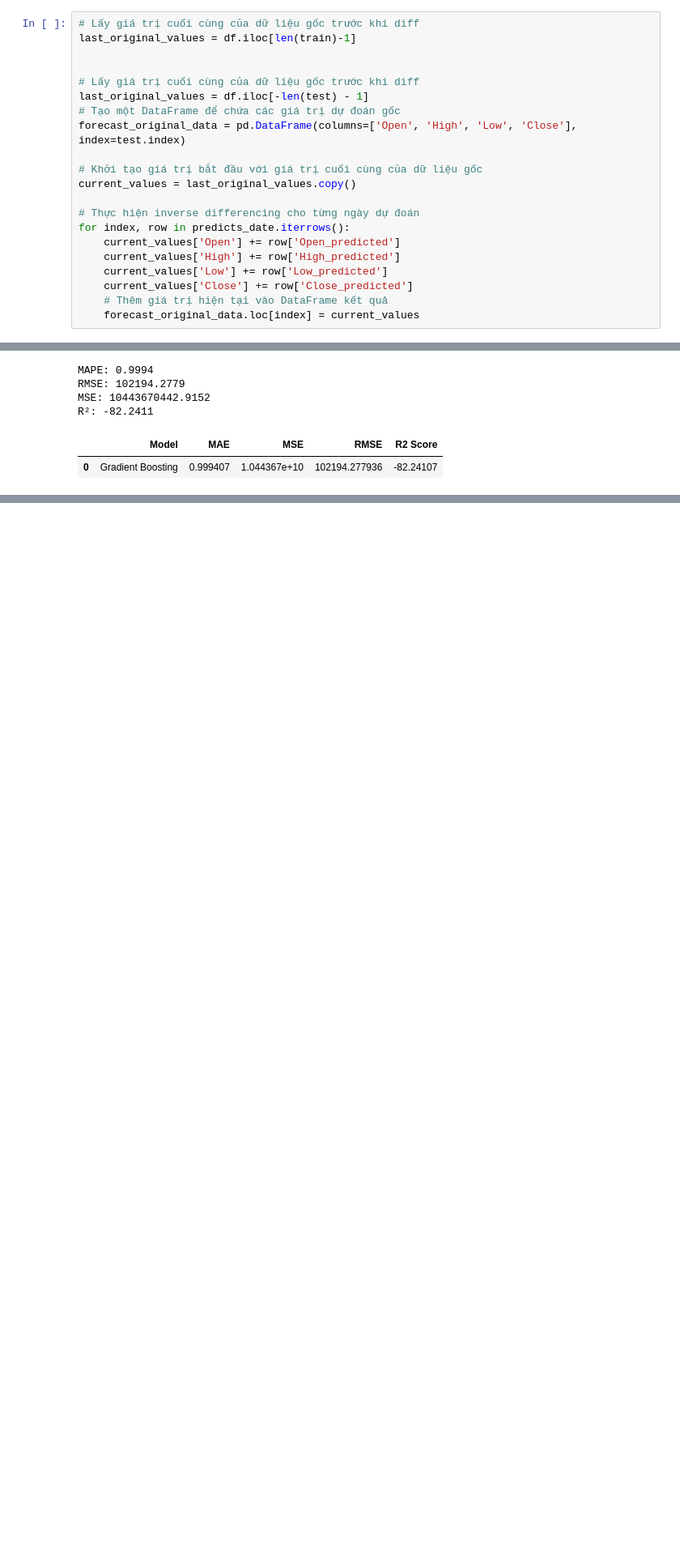
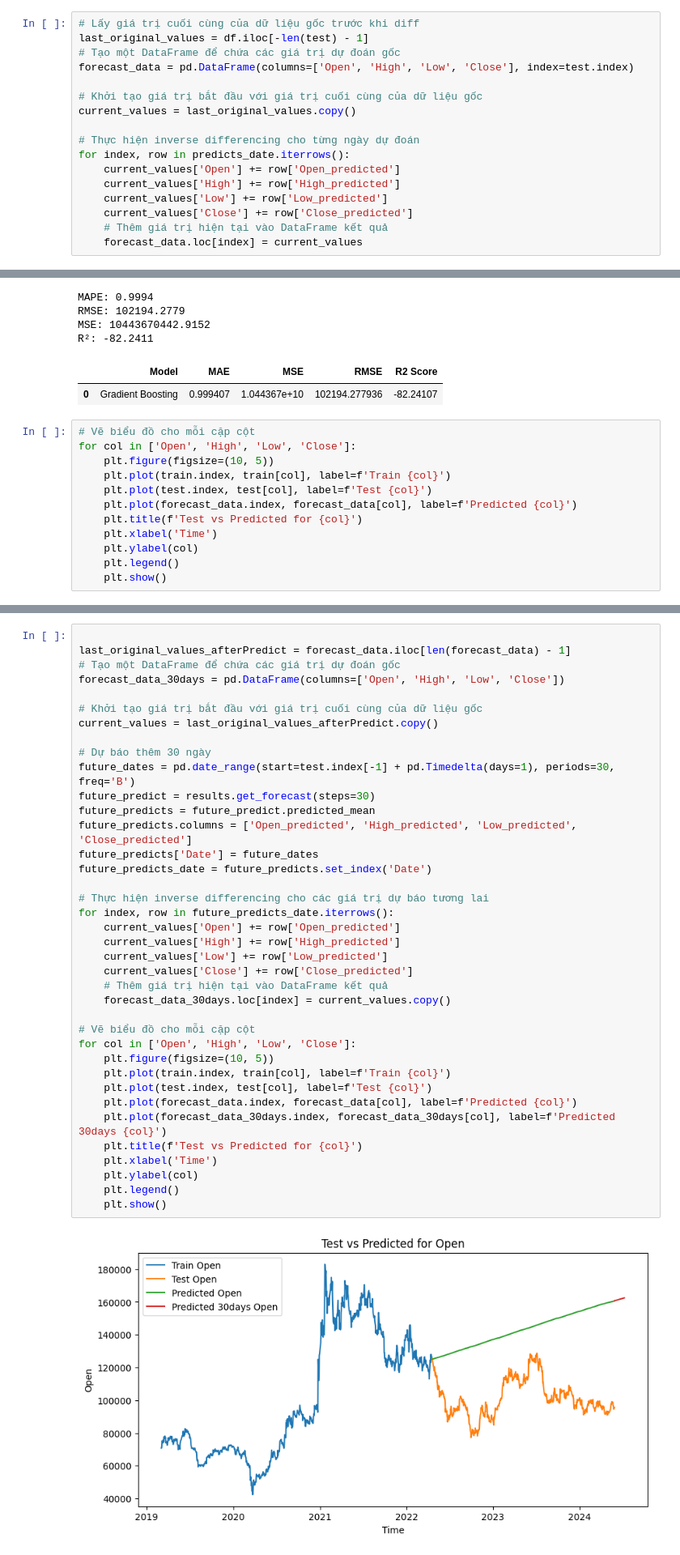
Before and after one commit to tuandungsonhoapy/IS403_O21_19_BACKUP, a Jupyter notebook: model/VARMA_LG_6_4.ipynb, the cells around one changed output, grey strips where cells are left out. Shown at 81% size. Drawn from its saved outputs; the diff is of its cells as text; blank space fills up the shorter version.

```diff
--- a/model/VARMA_LG_6_4.ipynb
+++ b/model/VARMA_LG_6_4.ipynb
@@ -203,14 +203,10 @@ predicts_date
 | 2024-05-27 | 59.036110 | 60.020249 | 60.030613 | 58.361983 |
 603 rows × 4 columns
 # %%
-# Lấy giá trị cuối cùng của dữ liệu gốc trước khi diff
-last_original_values = df.iloc[len(train)-1]
-
-
 # Lấy giá trị cuối cùng của dữ liệu gốc trước khi diff
 last_original_values = df.iloc[-len(test) - 1]
 # Tạo một DataFrame để chứa các giá trị dự đoán gốc
-forecast_original_data = pd.DataFrame(columns=['Open', 'High', 'Low', 'Close'], index=test.index)
+forecast_data = pd.DataFrame(columns=['Open', 'High', 'Low', 'Close'], index=test.index)
 
 # Khởi tạo giá trị bắt đầu với giá trị cuối cùng của dữ liệu gốc
 current_values = last_original_values.copy()
@@ -222,4 +218,4 @@ for index, row in predicts_date.iterrows():
     current_values['Low'] += row['Low_predicted']
     current_values['Close'] += row['Close_predicted']
     # Thêm giá trị hiện tại vào DataFrame kết quả
-    forecast_original_data.loc[index] = current_values
+    forecast_data.loc[index] = current_values
@@ -264,3 +243,15 @@ MSE: 10443670442.9152
 R²: -82.2411
 |  | Model | MAE | MSE | RMSE | R2 Score |
 | 0 | Gradient Boosting | 0.999407 | 1.044367e+10 | 102194.277936 | -82.24107 |
+# %%
+# Vẽ biểu đồ cho mỗi cặp cột
+for col in ['Open', 'High', 'Low', 'Close']:
+    plt.figure(figsize=(10, 5))
+    plt.plot(train.index, train[col], label=f'Train {col}')
+    plt.plot(test.index, test[col], label=f'Test {col}')
+    plt.plot(forecast_data.index, forecast_data[col], label=f'Predicted {col}')
+    plt.title(f'Test vs Predicted for {col}')
+    plt.xlabel('Time')
+    plt.ylabel(col)
+    plt.legend()
+    plt.show()
@@ -266,0 +263,40 @@ R²: -82.2411
+# %%
+
+last_original_values_afterPredict = forecast_data.iloc[len(forecast_data) - 1]
+# Tạo một DataFrame để chứa các giá trị dự đoán gốc
+forecast_data_30days = pd.DataFrame(columns=['Open', 'High', 'Low', 'Close'])
+
+# Khởi tạo giá trị bắt đầu với giá trị cuối cùng của dữ liệu gốc
+current_values = last_original_values_afterPredict.copy()
+
+# Dự báo thêm 30 ngày
+future_dates = pd.date_range(start=test.index[-1] + pd.Timedelta(days=1), periods=30, freq='B')
+future_predict = results.get_forecast(steps=30)
+future_predicts = future_predict.predicted_mean
+future_predicts.columns = ['Open_predicted', 'High_predicted', 'Low_predicted', 'Close_predicted']
+future_predicts['Date'] = future_dates
+future_predicts_date = future_predicts.set_index('Date')
+
+# Thực hiện inverse differencing cho các giá trị dự báo tương lai
+for index, row in future_predicts_date.iterrows():
+    current_values['Open'] += row['Open_predicted']
+    current_values['High'] += row['High_predicted']
+    current_values['Low'] += row['Low_predicted']
+    current_values['Close'] += row['Close_predicted']
+    # Thêm giá trị hiện tại vào DataFrame kết quả
+    forecast_data_30days.loc[index] = current_values.copy()
+
+# Vẽ biểu đồ cho mỗi cặp cột
+for col in ['Open', 'High', 'Low', 'Close']:
+    plt.figure(figsize=(10, 5))
+    plt.plot(train.index, train[col], label=f'Train {col}')
+    plt.plot(test.index, test[col], label=f'Test {col}')
+    plt.plot(forecast_data.index, forecast_data[col], label=f'Predicted {col}')
+    plt.plot(forecast_data_30days.index, forecast_data_30days[col], label=f'Predicted 30days {col}')
+    plt.title(f'Test vs Predicted for {col}')
+    plt.xlabel('Time')
+    plt.ylabel(col)
+    plt.legend()
+    plt.show()
+# %% [output]
+[figure, added]
```
Also changed, not shown: parts of 7 cells of this notebook, 8 other files.
